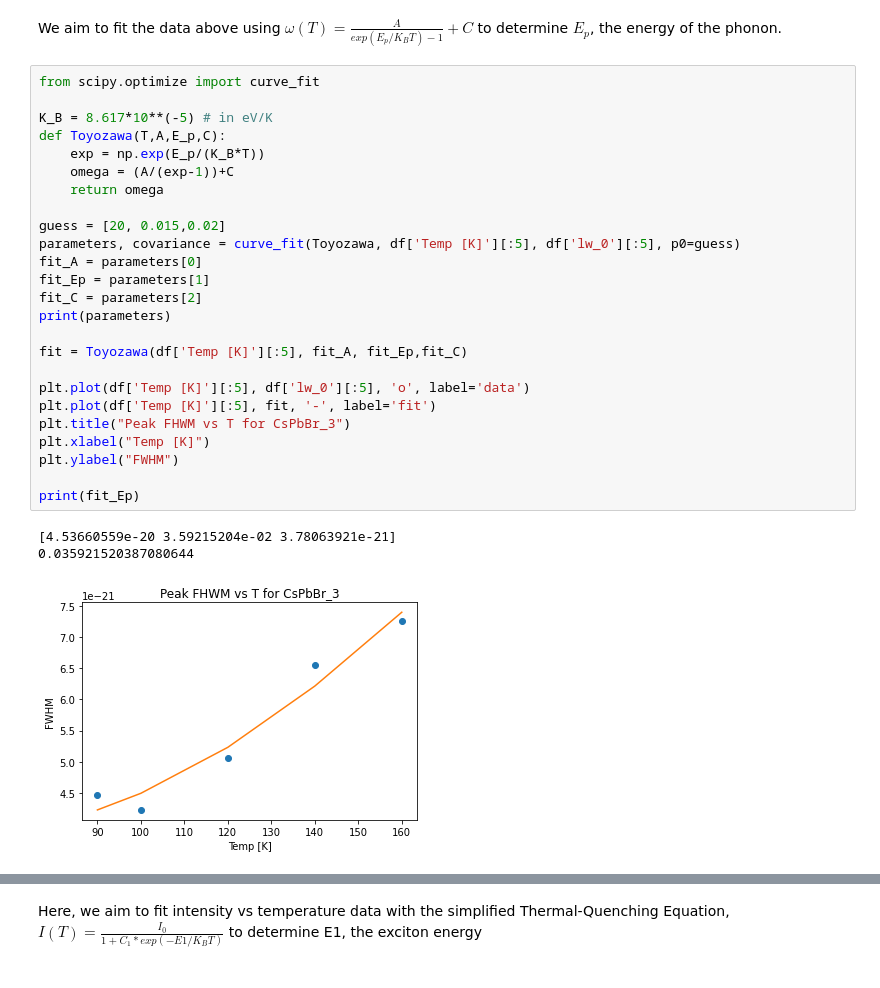
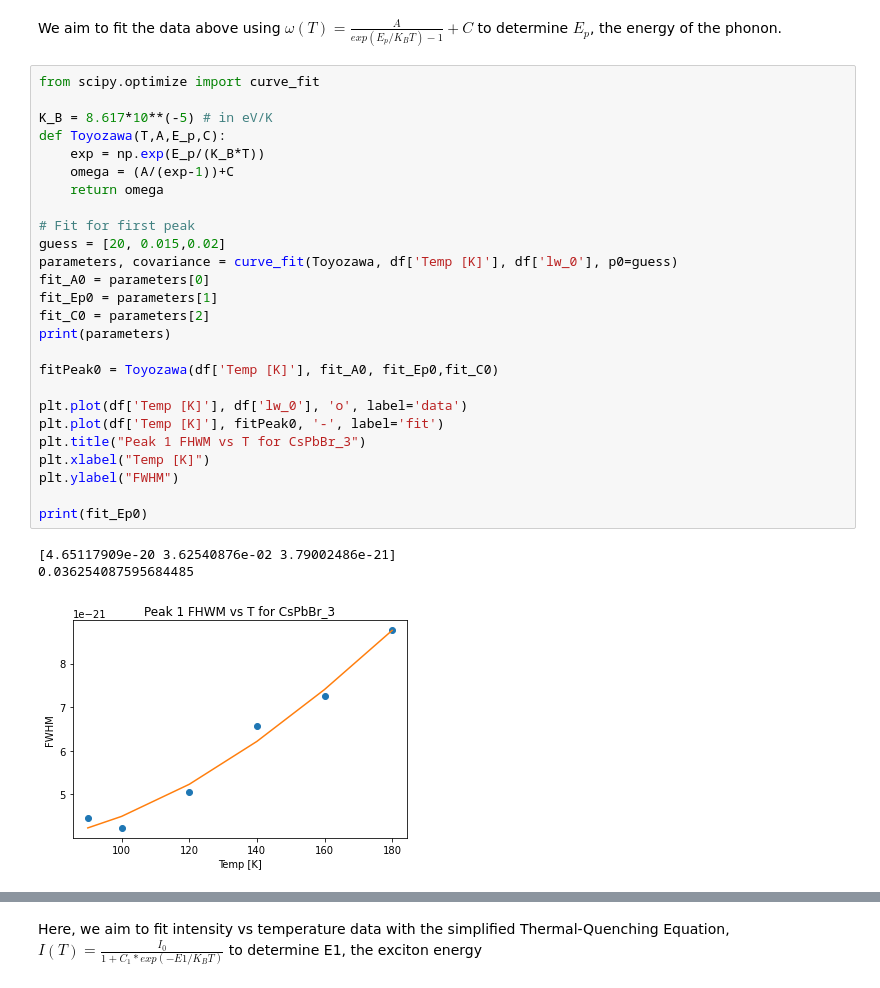
Before and after one commit to juliaeveritt/eng-phys-lab, a Jupyter notebook: PL Analysis.ipynb, the cells around one changed output, grey strips where cells are left out. Saved outputs shown, nothing was run; the diff lists cells and outputs as text.

```diff
--- a/PL Analysis.ipynb
+++ b/PL Analysis.ipynb
@@ -160,29 +164,30 @@ We aim to fit the data above using $\omega(T) = \frac{A}{exp(E_p/K_BT)-1}+C$ to
 # %%
 from scipy.optimize import curve_fit
 
 K_B = 8.617*10**(-5) # in eV/K
 def Toyozawa(T,A,E_p,C):
     exp = np.exp(E_p/(K_B*T))
     omega = (A/(exp-1))+C
     return omega
 
+# Fit for first peak
 guess = [20, 0.015,0.02]
-parameters, covariance = curve_fit(Toyozawa, df['Temp [K]'][:5], df['lw_0'][:5], p0=guess)
-fit_A = parameters[0]
-fit_Ep = parameters[1]
-fit_C = parameters[2]
+parameters, covariance = curve_fit(Toyozawa, df['Temp [K]'], df['lw_0'], p0=guess)
+fit_A0 = parameters[0]
+fit_Ep0 = parameters[1]
+fit_C0 = parameters[2]
 print(parameters)
 
-fit = Toyozawa(df['Temp [K]'][:5], fit_A, fit_Ep,fit_C)
+fitPeak0 = Toyozawa(df['Temp [K]'], fit_A0, fit_Ep0,fit_C0)
 
-plt.plot(df['Temp [K]'][:5], df['lw_0'][:5], 'o', label='data')
-plt.plot(df['Temp [K]'][:5], fit, '-', label='fit')
-plt.title("Peak FHWM vs T for CsPbBr_3")
+plt.plot(df['Temp [K]'], df['lw_0'], 'o', label='data')
+plt.plot(df['Temp [K]'], fitPeak0, '-', label='fit')
+plt.title("Peak 1 FHWM vs T for CsPbBr_3")
 plt.xlabel("Temp [K]")
 plt.ylabel("FWHM")
 
-print(fit_Ep)
+print(fit_Ep0)
 # %% [output]
-[4.53660559e-20 3.59215204e-02 3.78063921e-21]
-0.035921520387080644
+[4.65117909e-20 3.62540876e-02 3.79002486e-21]
+0.036254087595684485
-[figure, old version]
+[figure, new version]
```
Also changed, not shown: parts of 5 cells of this notebook.
